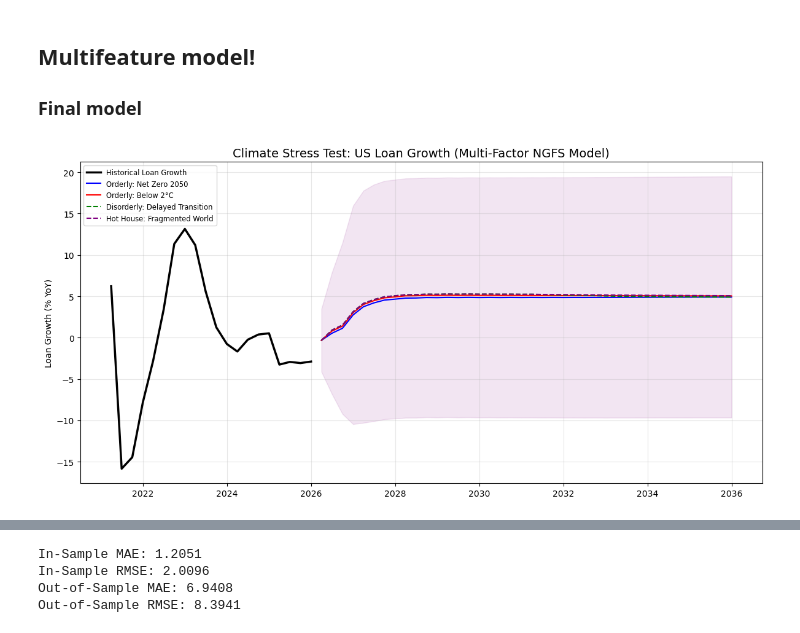
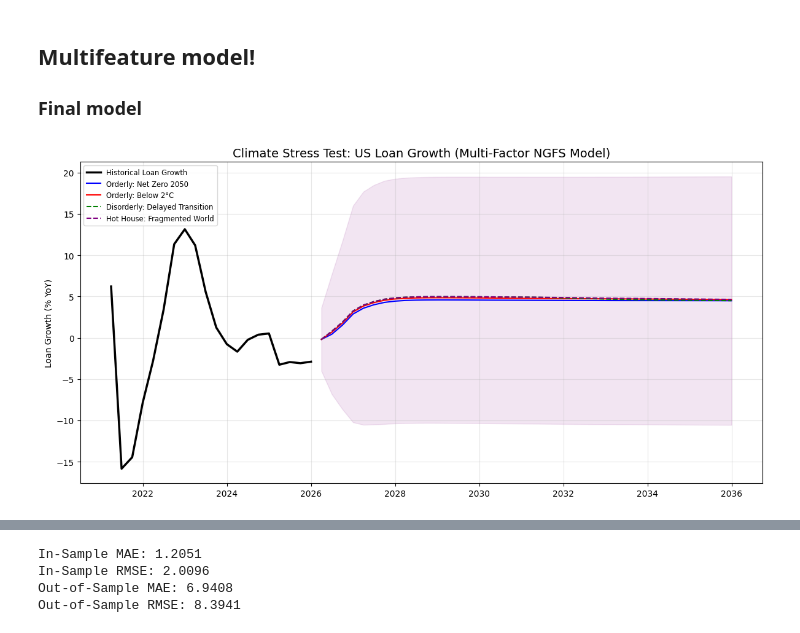
Before and after one commit to gpointd/ECON-522-Forecasting-Project, a Jupyter notebook: Climate Data/Climate Analysis.ipynb, the cells around one changed output, grey strips where cells are left out. Drawn from its saved outputs; the diff is of its cells as text; code cells hidden in the pictures.

```diff
--- a/Climate Data/Climate Analysis.ipynb
+++ b/Climate Data/Climate Analysis.ipynb
@@ -425,7 +427,7 @@ X = df_train[['Unemployment_Lag1', 'GDP_Lag1','COVID_Dummy']] # removed Rates_la
 model = ARIMA(
     y,
     exog=X,
-    order=(3, 0, 1),
+    order=(1, 1, 3),
     seasonal_order=(0, 0, 1, 4)
 )
 
@@ -536,34 +538,34 @@ linestyles = {
     "Delayed transition": "--",
     "Fragmented World": "--"
 }
 
 for key in results:
     plt.plot(
         forecast_dates,
         results[key].predicted_mean,
         label=scenarios[key],
         color=colors[key],
         linestyle=linestyles[key]
     )
 
 # Confidence interval (worst case)
 conf = results["Net Zero 2050"].conf_int()
 plt.fill_between(
     forecast_dates,
     conf.iloc[:, 0],
     conf.iloc[:, 1],
     color='purple',
     alpha=0.1
 )
 
 plt.title('Climate Stress Test: US Loan Growth (Multi-Factor NGFS Model)', fontsize=14)
 plt.ylabel('Loan Growth (% YoY)')
 plt.legend(loc='upper left', fontsize='small')
 plt.grid(True, alpha=0.3)
 plt.tight_layout()
 plt.show()
 # %% [output]
-[figure, old version]
+[figure, new version]
 # %%
 ## Results
 print("Model Summary:\n", model_fit.summary())
```
Also changed, not shown: parts of 2 cells of this notebook, 2 other files.
